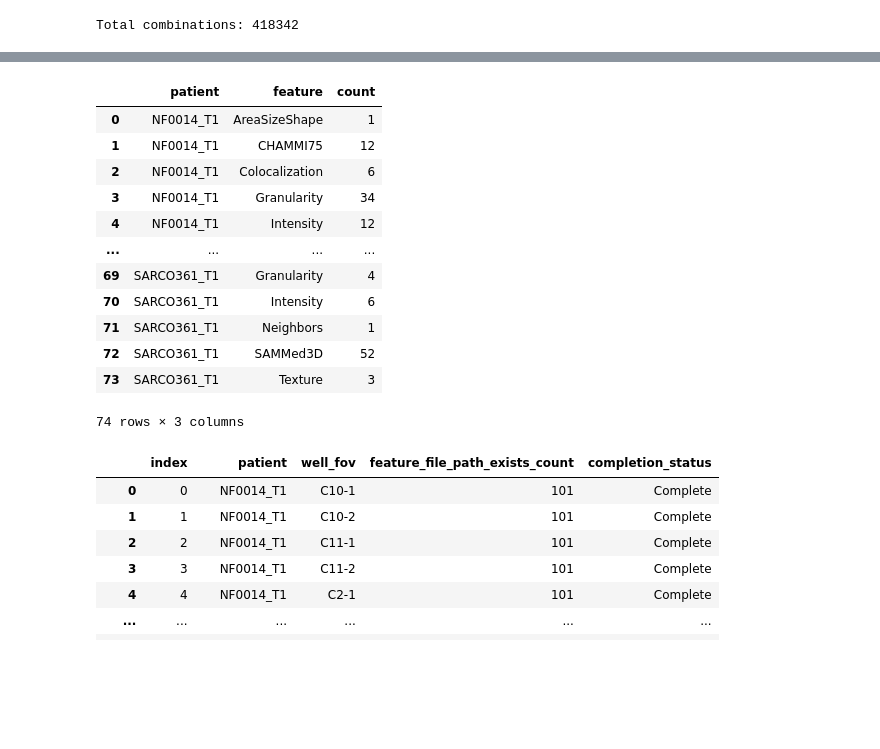
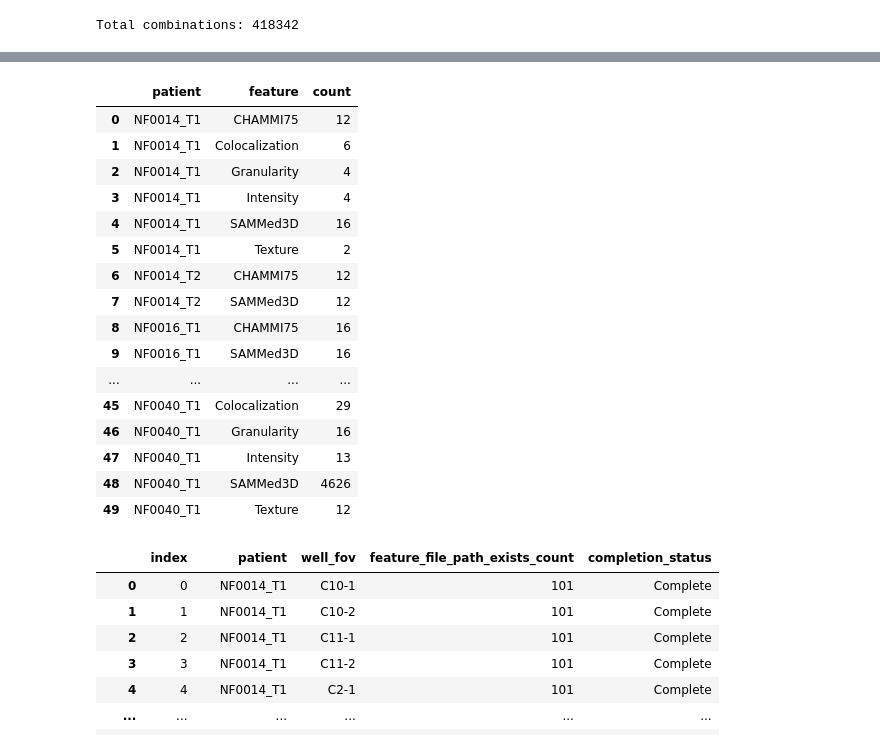
Before and after one commit to WayScience/NF1_3D_organoid_profiling_pipeline, a Jupyter notebook: 3.cellprofiling/notebooks/get_run_combinations.ipynb, the cells around one changed output, grey strips where cells are left out. Drawn from its saved outputs; the diff is of its cells as text; code cells hidden in the pictures; blank space fills up the shorter version.

```diff
--- a/3.cellprofiling/notebooks/get_run_combinations.ipynb
+++ b/3.cellprofiling/notebooks/get_run_combinations.ipynb
@@ -294,19 +294,23 @@ df.groupby(["feature"]).size().to_frame(name="count").reset_index()
 # %%
-df.groupby(["patient", "feature"]).size().to_frame(name="count").reset_index()
+df.groupby(["patient", "feature"]).size().to_frame(name="count").reset_index().head(50)
 # %% [output]
 |  | patient | feature | count |
-| 0 | NF0014_T1 | AreaSizeShape | 1 |
-| 1 | NF0014_T1 | CHAMMI75 | 12 |
-| 2 | NF0014_T1 | Colocalization | 6 |
-| 3 | NF0014_T1 | Granularity | 34 |
-| 4 | NF0014_T1 | Intensity | 12 |
+| 0 | NF0014_T1 | CHAMMI75 | 12 |
+| 1 | NF0014_T1 | Colocalization | 6 |
+| 2 | NF0014_T1 | Granularity | 4 |
+| 3 | NF0014_T1 | Intensity | 4 |
+| 4 | NF0014_T1 | SAMMed3D | 16 |
+| 5 | NF0014_T1 | Texture | 2 |
+| 6 | NF0014_T2 | CHAMMI75 | 12 |
+| 7 | NF0014_T2 | SAMMed3D | 12 |
+| 8 | NF0016_T1 | CHAMMI75 | 16 |
+| 9 | NF0016_T1 | SAMMed3D | 16 |
 | ... | ... | ... | ... |
-| 69 | SARCO361_T1 | Granularity | 4 |
-| 70 | SARCO361_T1 | Intensity | 6 |
-| 71 | SARCO361_T1 | Neighbors | 1 |
-| 72 | SARCO361_T1 | SAMMed3D | 52 |
-| 73 | SARCO361_T1 | Texture | 3 |
+| 45 | NF0040_T1 | Colocalization | 29 |
+| 46 | NF0040_T1 | Granularity | 16 |
+| 47 | NF0040_T1 | Intensity | 13 |
+| 48 | NF0040_T1 | SAMMed3D | 4626 |
+| 49 | NF0040_T1 | Texture | 12 |
-74 rows × 3 columns
 # %%
 # find the number of patient well-fovs that have the complete set of feature files (101)
 complete_feature_count = all_df.copy()
```
Also changed, not shown: parts of 3 cells of this notebook, 7 other files.
